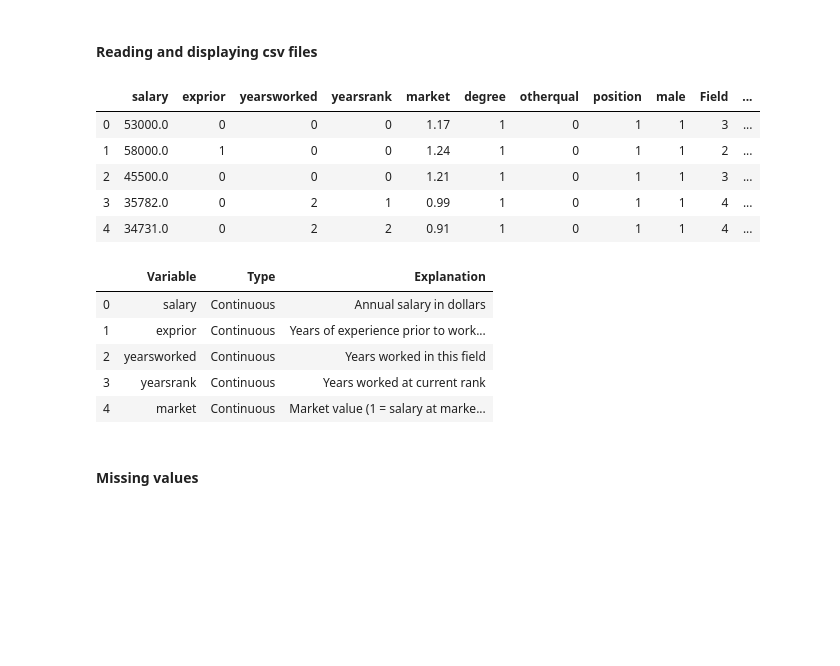
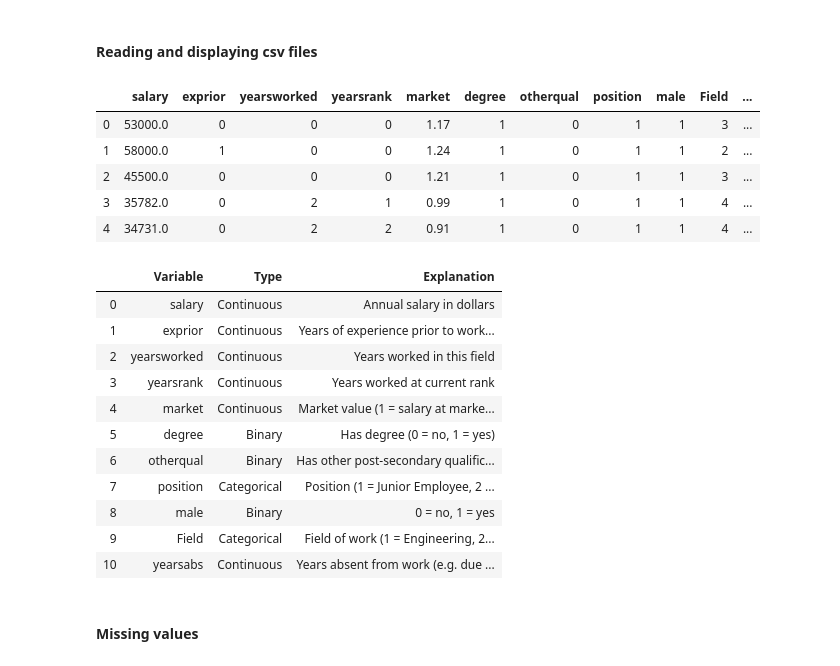
Before and after one commit to KhomotsoT/Multivariate_linear_regression, a Jupyter notebook: Multivariate_linear_regresion.ipynb, the cells around one changed output. Drawn from its saved outputs; the diff is of its cells as text; code cells hidden in the pictures; blank space fills up the shorter version.

```diff
--- a/Multivariate_linear_regresion.ipynb
+++ b/Multivariate_linear_regresion.ipynb
@@ -9,27 +9,35 @@ import seaborn as sns
 from sklearn.model_selection import train_test_split
 from sklearn.linear_model import LinearRegression
 from sklearn.metrics import mean_squared_error, r2_score
+
+pd.set_option('display.max_colwidth', -1)
 # %% [markdown]
 #### Reading and displaying csv files
 # %%
 salary_data = pd.read_csv('salary.csv')
 salary_meta = pd.read_csv('Salary metadata.csv', sep=';')
 
 display(salary_data.head())
-display(salary_meta.head())
+display(salary_meta)
 # %% [output]
 |  | salary | exprior | yearsworked | yearsrank | market | degree | otherqual | position | male | Field | ... |
 | 0 | 53000.0 | 0 | 0 | 0 | 1.17 | 1 | 0 | 1 | 1 | 3 | ... |
 | 1 | 58000.0 | 1 | 0 | 0 | 1.24 | 1 | 0 | 1 | 1 | 2 | ... |
 | 2 | 45500.0 | 0 | 0 | 0 | 1.21 | 1 | 0 | 1 | 1 | 3 | ... |
 | 3 | 35782.0 | 0 | 2 | 1 | 0.99 | 1 | 0 | 1 | 1 | 4 | ... |
 | 4 | 34731.0 | 0 | 2 | 2 | 0.91 | 1 | 0 | 1 | 1 | 4 | ... |
 |  | Variable | Type | Explanation |
 | 0 | salary | Continuous | Annual salary in dollars |
 | 1 | exprior | Continuous | Years of experience prior to work... |
 | 2 | yearsworked | Continuous | Years worked in this field |
 | 3 | yearsrank | Continuous | Years worked at current rank |
 | 4 | market | Continuous | Market value (1 = salary at marke... |
+| 5 | degree | Binary | Has degree (0 = no, 1 = yes) |
+| 6 | otherqual | Binary | Has other post-secondary qualific... |
+| 7 | position | Categorical | Position (1 = Junior Employee, 2 ... |
+| 8 | male | Binary | 0 = no, 1 = yes |
+| 9 | Field | Categorical | Field of work (1 = Engineering, 2... |
+| 10 | yearsabs | Continuous | Years absent from work (e.g. due ... |
 # %% [markdown]
 #### Missing values
 # %%
```
Also changed, not shown: parts of 18 cells of this notebook.
